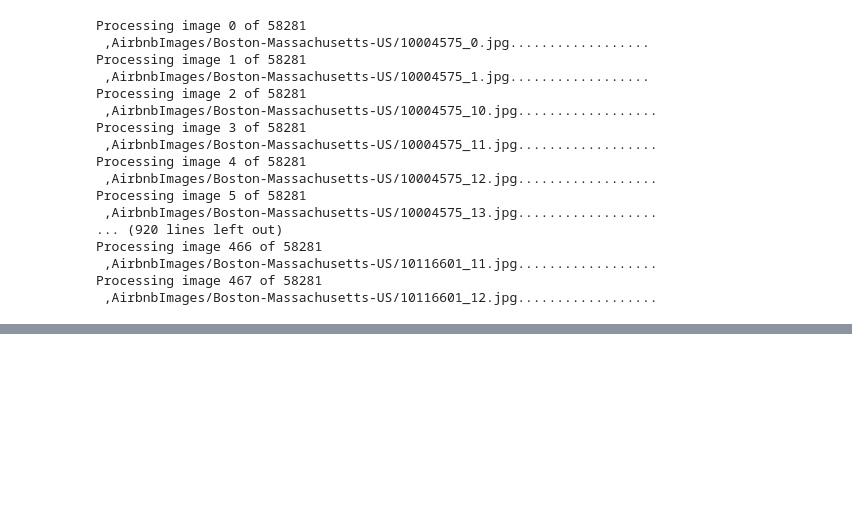
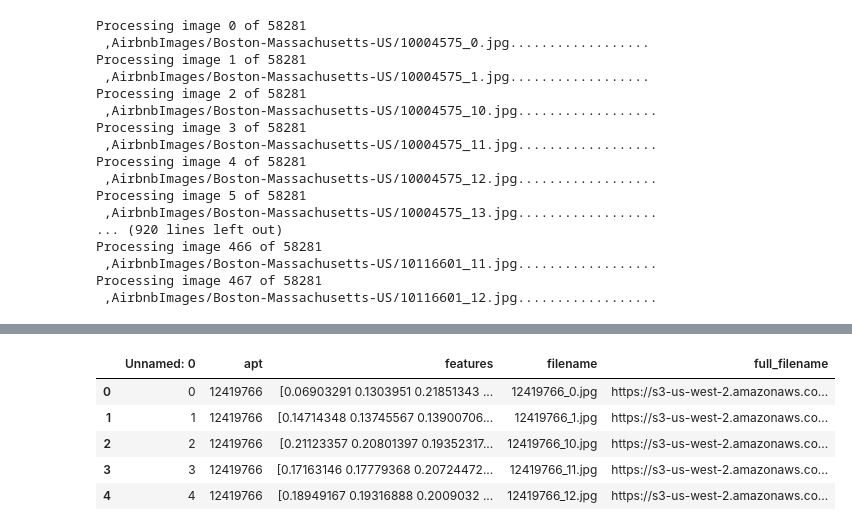
Before and after one commit to starfoe/Eye-bnb, a Jupyter notebook: Notebook/Airbnb_image_feature_extraction.ipynb, the cells around one changed output, grey strips where cells are left out. Saved outputs shown, nothing was run; the diff lists cells and outputs as text; code cells hidden in the pictures; blank space fills up the shorter version.

```diff
--- a/Notebook/Airbnb_image_feature_extraction.ipynb
+++ b/Notebook/Airbnb_image_feature_extraction.ipynb
@@ -116,0 +125,11 @@ z_t = z[1]
+# %%
+features_cf = pd.read_excel("https://s3-us-west-2.amazonaws.com/chen-gal-test/features/Boston-Massachusetts-US/Boston_all.xlsx")
+# %%
+features_cf.head()
+# %% [output]
+|  | Unnamed: 0 | apt | features | filename | full_filename |
+| 0 | 0 | 12419766 | [0.06903291 0.1303951 0.21851343 ... | 12419766_0.jpg | https://s3-us-west-2.amazonaws.co... |
+| 1 | 1 | 12419766 | [0.14714348 0.13745567 0.13900706... | 12419766_1.jpg | https://s3-us-west-2.amazonaws.co... |
+| 2 | 2 | 12419766 | [0.21123357 0.20801397 0.19352317... | 12419766_10.jpg | https://s3-us-west-2.amazonaws.co... |
+| 3 | 3 | 12419766 | [0.17163146 0.17779368 0.20724472... | 12419766_11.jpg | https://s3-us-west-2.amazonaws.co... |
+| 4 | 4 | 12419766 | [0.18949167 0.19316888 0.2009032 ... | 12419766_12.jpg | https://s3-us-west-2.amazonaws.co... |
```
Also changed, not shown: parts of 38 cells of this notebook.
